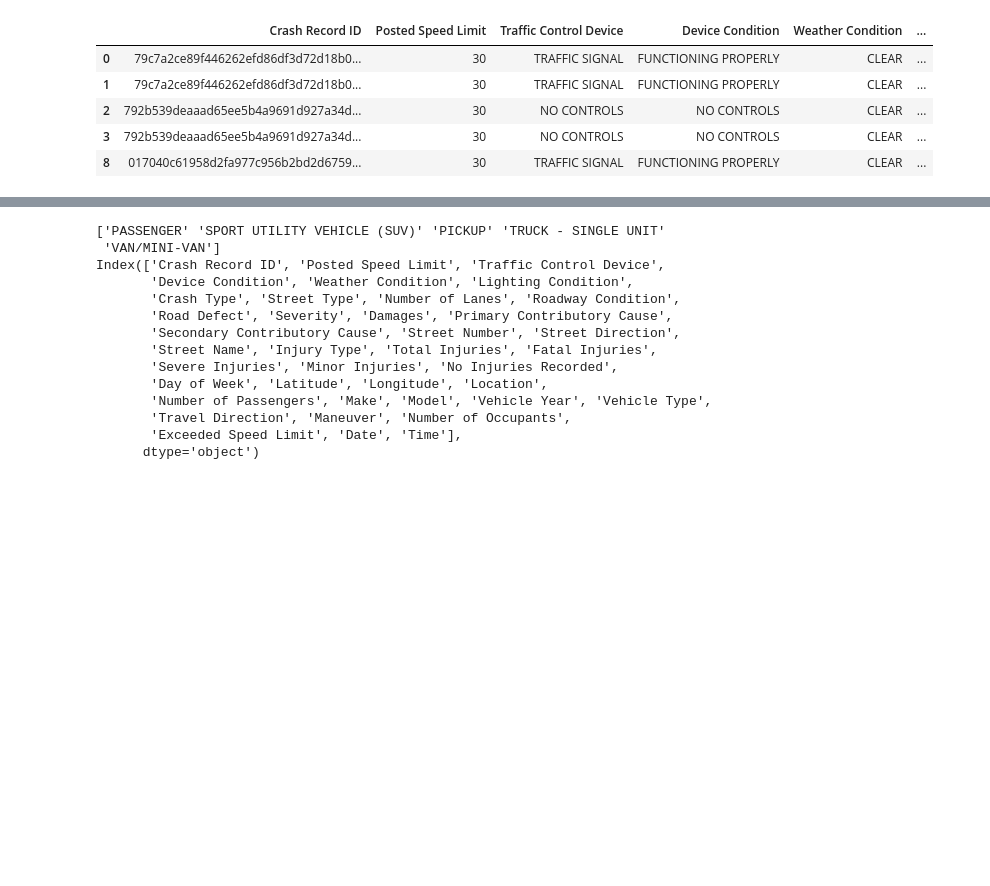
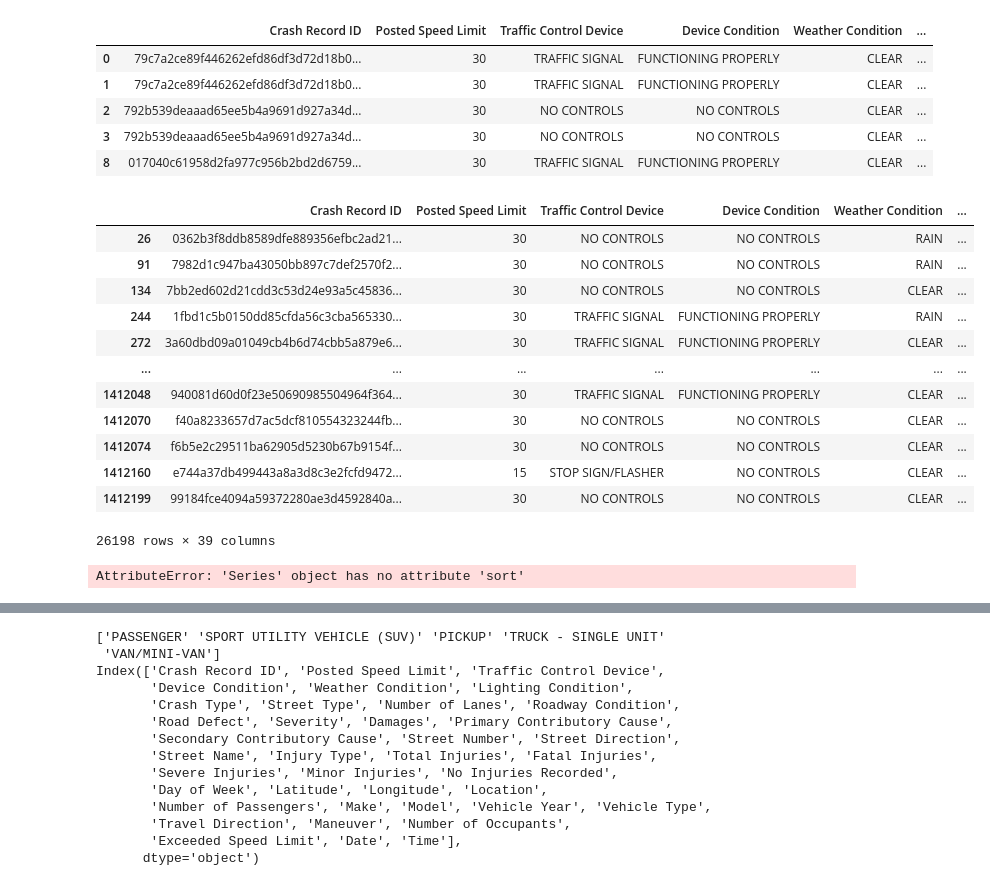
Before and after one commit to jngreco/Team-AutoCrash-Project, a Jupyter notebook: Chicago_Data-michael.ipynb, the cells around one changed output, grey strips where cells are left out. Cells and saved outputs as stored; diff of their text form; code cells hidden in the pictures; blank space fills up the shorter version.

```diff
--- a/Chicago_Data-michael.ipynb
+++ b/Chicago_Data-michael.ipynb
@@ -303,3 +499,33 @@ car_df.head()
 | 2 | 792b539deaaad65ee5b4a9691d927a34d... | 30 | NO CONTROLS | NO CONTROLS | CLEAR | ... |
 | 3 | 792b539deaaad65ee5b4a9691d927a34d... | 30 | NO CONTROLS | NO CONTROLS | CLEAR | ... |
 | 8 | 017040c61958d2fa977c956b2bd2d6759... | 30 | TRAFFIC SIGNAL | FUNCTIONING PROPERLY | CLEAR | ... |
+# %%
+# pd.options.display.max_columns = 500
+pd.options.display.max_rows = 700
+
+car_df.loc[car_df["Vehicle Type"] == "TRUCK - SINGLE UNIT"]
+# %% [output]
+|  | Crash Record ID | Posted Speed Limit | Traffic Control Device | Device Condition | Weather Condition | ... |
+| 26 | 0362b3f8ddb8589dfe889356efbc2ad21... | 30 | NO CONTROLS | NO CONTROLS | RAIN | ... |
+| 91 | 7982d1c947ba43050bb897c7def2570f2... | 30 | NO CONTROLS | NO CONTROLS | RAIN | ... |
+| 134 | 7bb2ed602d21cdd3c53d24e93a5c45836... | 30 | NO CONTROLS | NO CONTROLS | CLEAR | ... |
+| 244 | 1fbd1c5b0150dd85cfda56c3cba565330... | 30 | TRAFFIC SIGNAL | FUNCTIONING PROPERLY | RAIN | ... |
+| 272 | 3a60dbd09a01049cb4b6d74cbb5a879e6... | 30 | TRAFFIC SIGNAL | FUNCTIONING PROPERLY | CLEAR | ... |
+| ... | ... | ... | ... | ... | ... | ... |
+| 1412048 | 940081d60d0f23e50690985504964f364... | 30 | TRAFFIC SIGNAL | FUNCTIONING PROPERLY | CLEAR | ... |
+| 1412070 | f40a8233657d7ac5dcf810554323244fb... | 30 | NO CONTROLS | NO CONTROLS | CLEAR | ... |
+| 1412074 | f6b5e2c29511ba62905d5230b67b9154f... | 30 | NO CONTROLS | NO CONTROLS | CLEAR | ... |
+| 1412160 | e744a37db499443a8a3d8c3e2fcfd9472... | 15 | STOP SIGN/FLASHER | NO CONTROLS | CLEAR | ... |
+| 1412199 | 99184fce4094a59372280ae3d4592840a... | 30 | NO CONTROLS | NO CONTROLS | CLEAR | ... |
+26198 rows × 39 columns
+# %%
+car_df = car_df.replace({"Make":{"TOYOTA MOTOR COMPANY, LTD.":"TOYOTA","KIA MOTORS CORP":"KIA",
+                                "TESLA MOTORS":"TESLA",
+                                "GENERAL MOTORS CORP.":"GMC",
+                                 "GENERAL MOTORS CORPORATION (GMC)": "GMC",
+                                "LINCOLN-CONTINENTAL":"LINCOLN",
+                                "ACURA (DIV. OF AMERICAN HONDA MOTOR CO.)":"ACURA",
+                                }})
+car_df["Make"].value_counts().sort()
+# %% [output]
+AttributeError: 'Series' object has no attribute 'sort'
```
Also changed, not shown: parts of 22 cells of this notebook.
